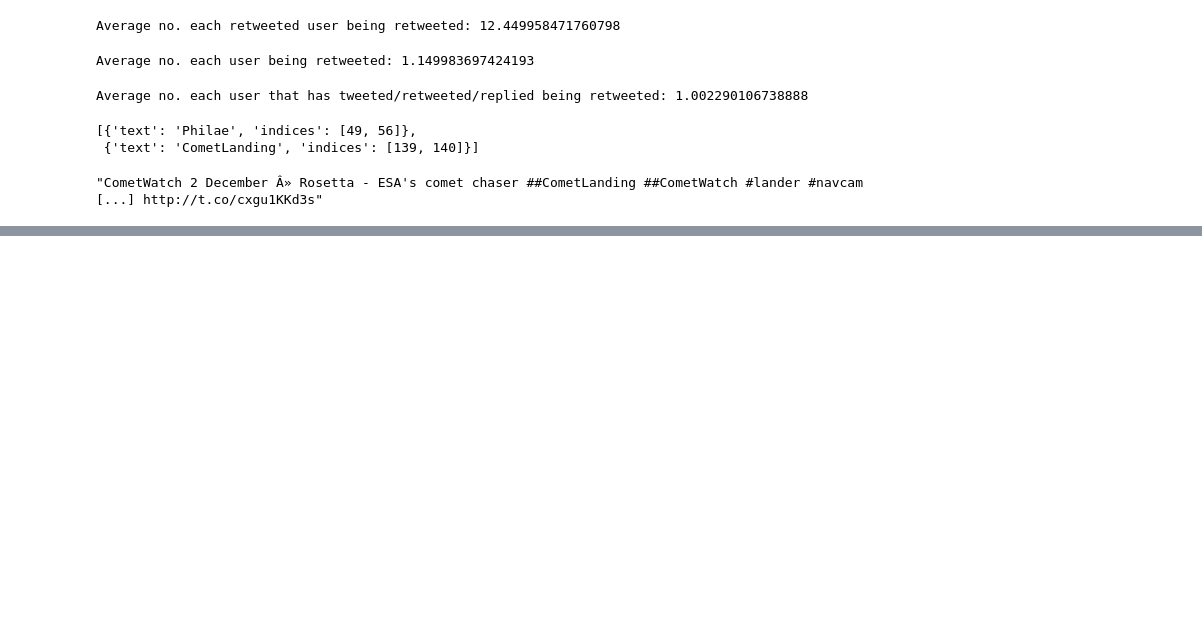
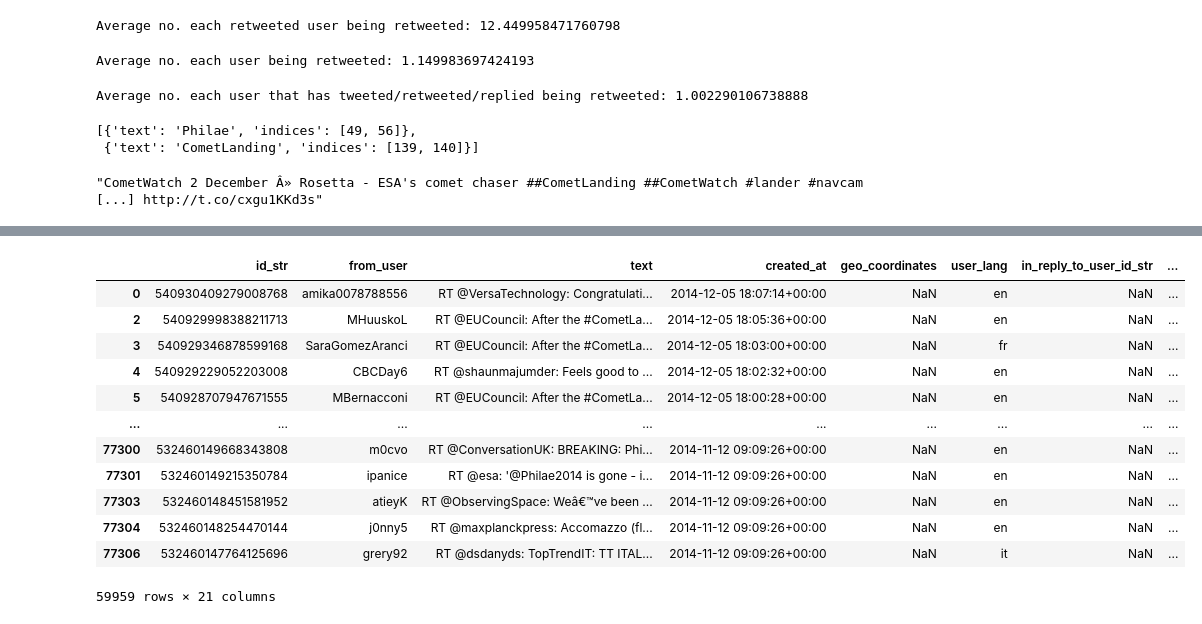
Before and after one commit to evannicholas/CS2006P, a Jupyter notebook: notebooks/self_testing.ipynb, the cells around one changed output, grey strips where cells are left out. Drawn from its saved outputs; the diff is of its cells as text; code cells hidden in the pictures; blank space fills up the shorter version.

```diff
--- a/notebooks/self_testing.ipynb
+++ b/notebooks/self_testing.ipynb
@@ -1155,0 +1231,16 @@ create_retweet_columns(df)
+# %%
+df[df["retweet_user_id_str"].notna()]
+# %% [output]
+|  | id_str | from_user | text | created_at | geo_coordinates | user_lang | in_reply_to_user_id_str | ... |
+| 0 | 540930409279008768 | amika0078788556 | RT @VersaTechnology: Congratulati... | 2014-12-05 18:07:14+00:00 | NaN | en | NaN | ... |
+| 2 | 540929998388211713 | MHuuskoL | RT @EUCouncil: After the #CometLa... | 2014-12-05 18:05:36+00:00 | NaN | en | NaN | ... |
+| 3 | 540929346878599168 | SaraGomezAranci | RT @EUCouncil: After the #CometLa... | 2014-12-05 18:03:00+00:00 | NaN | fr | NaN | ... |
+| 4 | 540929229052203008 | CBCDay6 | RT @shaunmajumder: Feels good to ... | 2014-12-05 18:02:32+00:00 | NaN | en | NaN | ... |
+| 5 | 540928707947671555 | MBernacconi | RT @EUCouncil: After the #CometLa... | 2014-12-05 18:00:28+00:00 | NaN | en | NaN | ... |
+| ... | ... | ... | ... | ... | ... | ... | ... | ... |
+| 77300 | 532460149668343808 | m0cvo | RT @ConversationUK: BREAKING: Phi... | 2014-11-12 09:09:26+00:00 | NaN | en | NaN | ... |
+| 77301 | 532460149215350784 | ipanice | RT @esa: '@Philae2014 is gone - i... | 2014-11-12 09:09:26+00:00 | NaN | en | NaN | ... |
+| 77303 | 532460148451581952 | atieyK | RT @ObservingSpace: Weâ€™ve been ... | 2014-11-12 09:09:26+00:00 | NaN | en | NaN | ... |
+| 77304 | 532460148254470144 | j0nny5 | RT @maxplanckpress: Accomazzo (fl... | 2014-11-12 09:09:26+00:00 | NaN | en | NaN | ... |
+| 77306 | 532460147764125696 | grery92 | RT @dsdanyds: TopTrendIT: TT ITAL... | 2014-11-12 09:09:26+00:00 | NaN | it | NaN | ... |
+59959 rows × 21 columns
```
Also changed, not shown: parts of 2 cells of this notebook, 2 other files.
